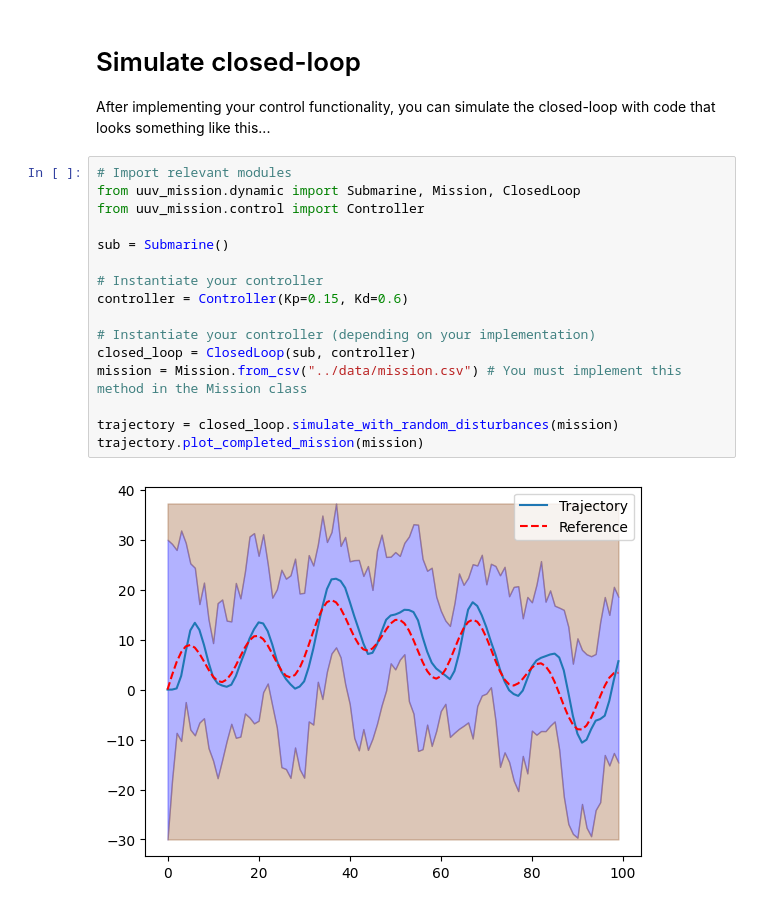
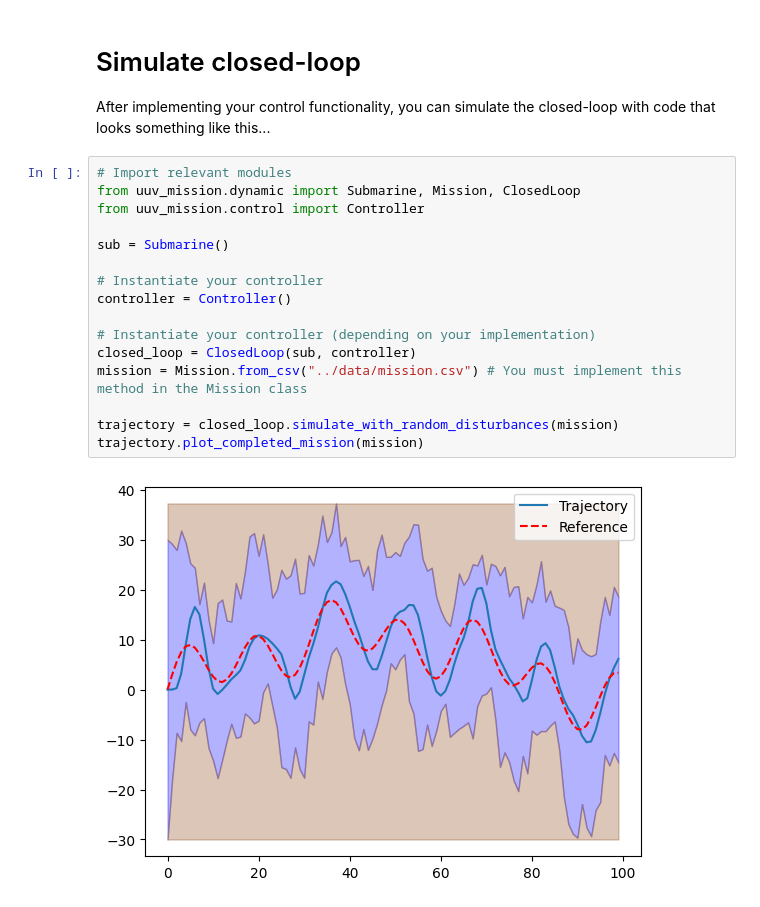
Before and after one commit to NivDawg/b1-coding-practical-mt24, a Jupyter notebook: notebooks/demo.ipynb, the cells around one changed output. Saved outputs shown, nothing was run; the diff lists cells and outputs as text.

```diff
--- a/notebooks/demo.ipynb
+++ b/notebooks/demo.ipynb
@@ -24,18 +27,18 @@ After implementing your control functionality, you can simulate the closed-loop
 # %%
 # Import relevant modules
 from uuv_mission.dynamic import Submarine, Mission, ClosedLoop
 from uuv_mission.control import Controller
 
 sub = Submarine()
 
 # Instantiate your controller
-controller = Controller(Kp=0.15, Kd=0.6)
+controller = Controller()
 
 # Instantiate your controller (depending on your implementation)
 closed_loop = ClosedLoop(sub, controller)
 mission = Mission.from_csv("../data/mission.csv") # You must implement this method in the Mission class
 
 trajectory = closed_loop.simulate_with_random_disturbances(mission)
 trajectory.plot_completed_mission(mission)
 # %% [output]
-[figure, old version]
+[figure, new version]
```
Also changed, not shown: parts of 1 cell of this notebook.
